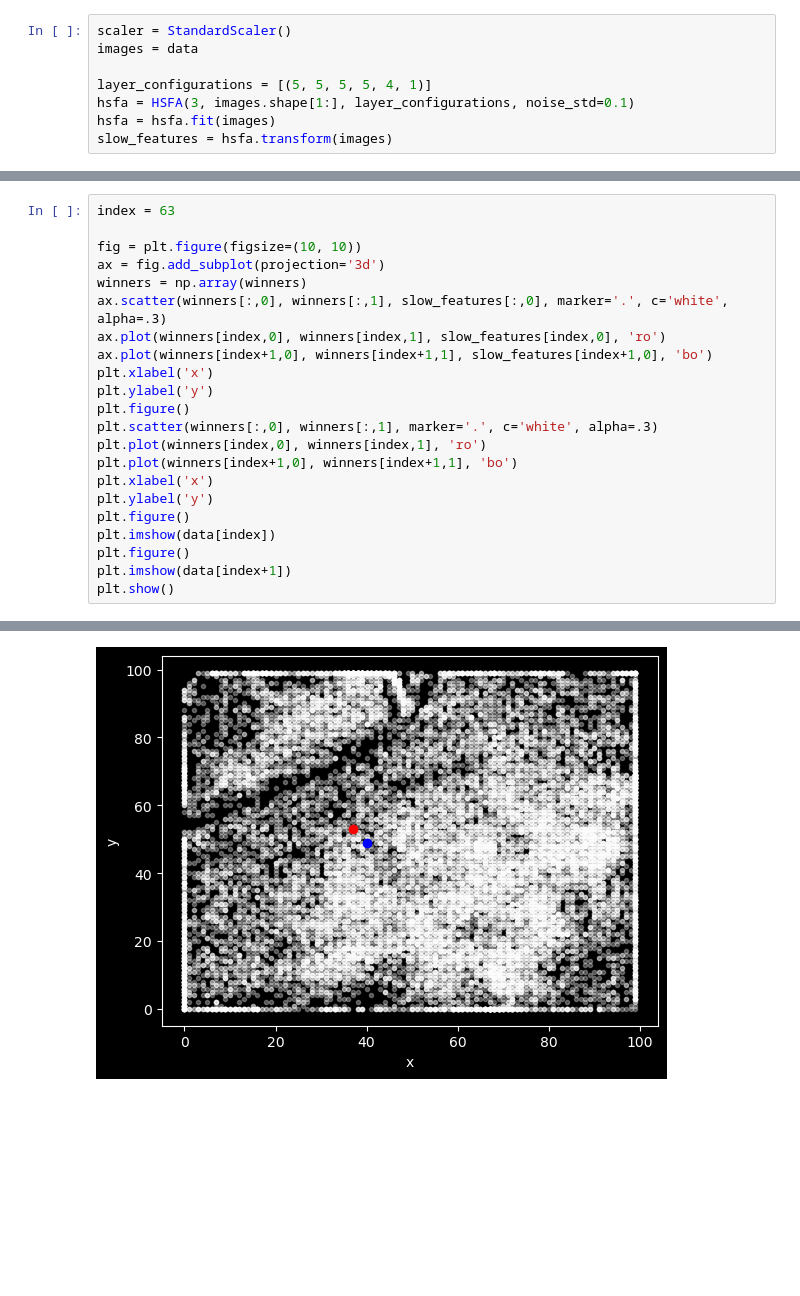
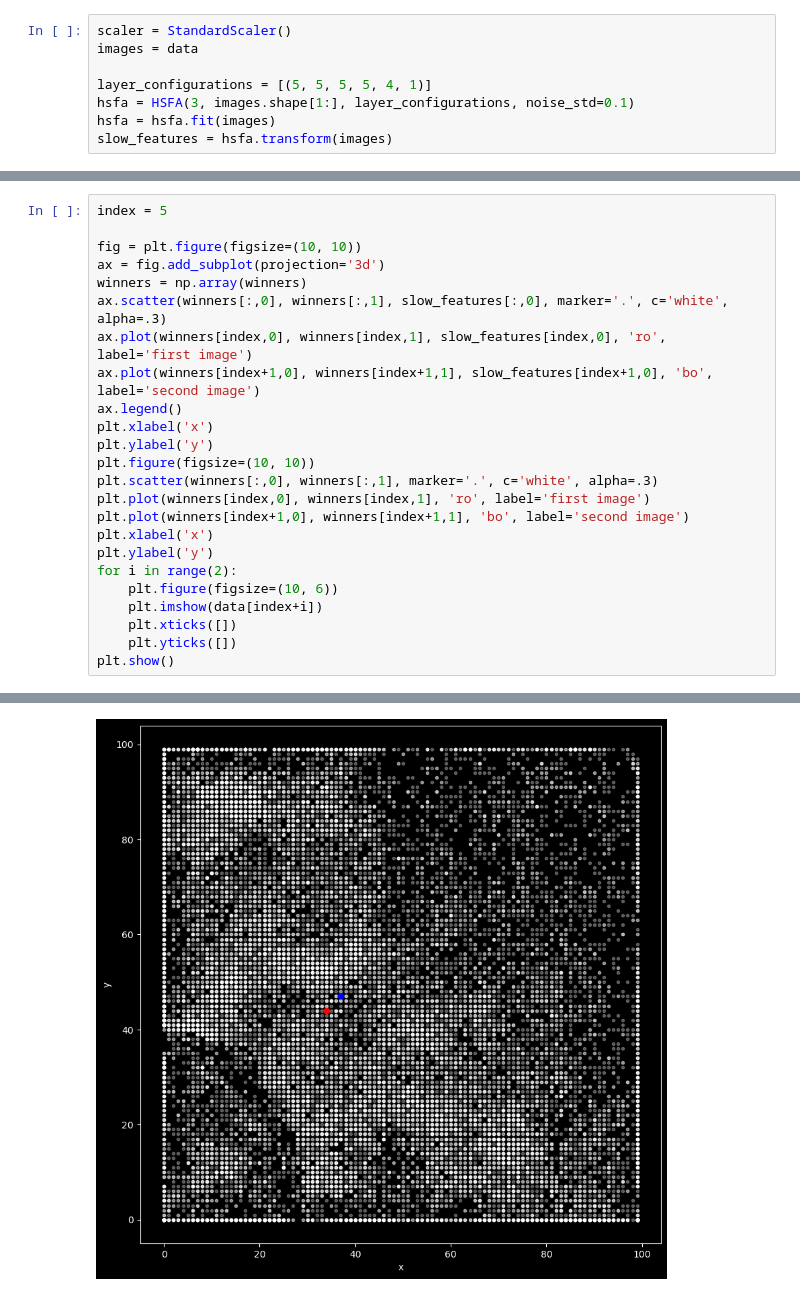
Before and after one commit to PplaysMine/unsupervisedLearning, a Jupyter notebook: keeping_it_clean/main.ipynb, the cells around one changed output, grey strips where cells are left out. Saved outputs shown, nothing was run; the diff lists cells and outputs as text; blank space fills up the shorter version.

Commit message:
Update plotting

```diff
--- a/keeping_it_clean/main.ipynb
+++ b/keeping_it_clean/main.ipynb
@@ -71,23 +73,25 @@ winners = [som.winner(x) for x in tqdm(slow_features[:,1:])]
 # %%
-index = 63
+index = 5
 
 fig = plt.figure(figsize=(10, 10))
 ax = fig.add_subplot(projection='3d')
 winners = np.array(winners)
 ax.scatter(winners[:,0], winners[:,1], slow_features[:,0], marker='.', c='white', alpha=.3)
-ax.plot(winners[index,0], winners[index,1], slow_features[index,0], 'ro')
-ax.plot(winners[index+1,0], winners[index+1,1], slow_features[index+1,0], 'bo')
+ax.plot(winners[index,0], winners[index,1], slow_features[index,0], 'ro', label='first image')
+ax.plot(winners[index+1,0], winners[index+1,1], slow_features[index+1,0], 'bo', label='second image')
+ax.legend()
 plt.xlabel('x')
 plt.ylabel('y')
-plt.figure()
+plt.figure(figsize=(10, 10))
 plt.scatter(winners[:,0], winners[:,1], marker='.', c='white', alpha=.3)
-plt.plot(winners[index,0], winners[index,1], 'ro')
-plt.plot(winners[index+1,0], winners[index+1,1], 'bo')
+plt.plot(winners[index,0], winners[index,1], 'ro', label='first image')
+plt.plot(winners[index+1,0], winners[index+1,1], 'bo', label='second image')
 plt.xlabel('x')
 plt.ylabel('y')
-plt.figure()
-plt.imshow(data[index])
-plt.figure()
-plt.imshow(data[index+1])
+for i in range(2):
+    plt.figure(figsize=(10, 6))
+    plt.imshow(data[index+i])
+    plt.xticks([])
+    plt.yticks([])
 plt.show()
 # %% [output]
@@ -95 +99 @@ plt.show()
-[figure, old version]
+[figure, new version]
```
Also changed, not shown: parts of 3 cells of this notebook.
